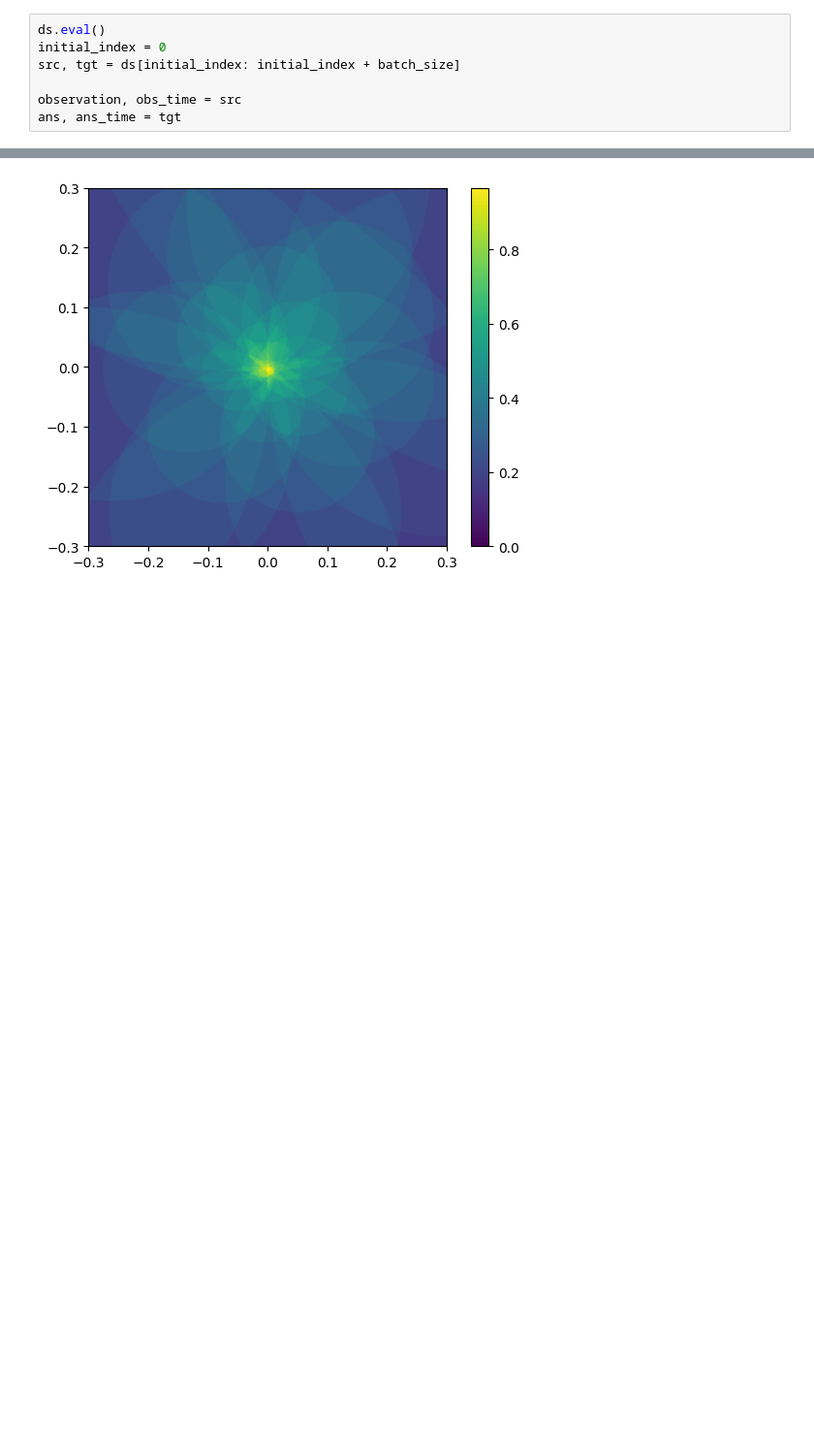
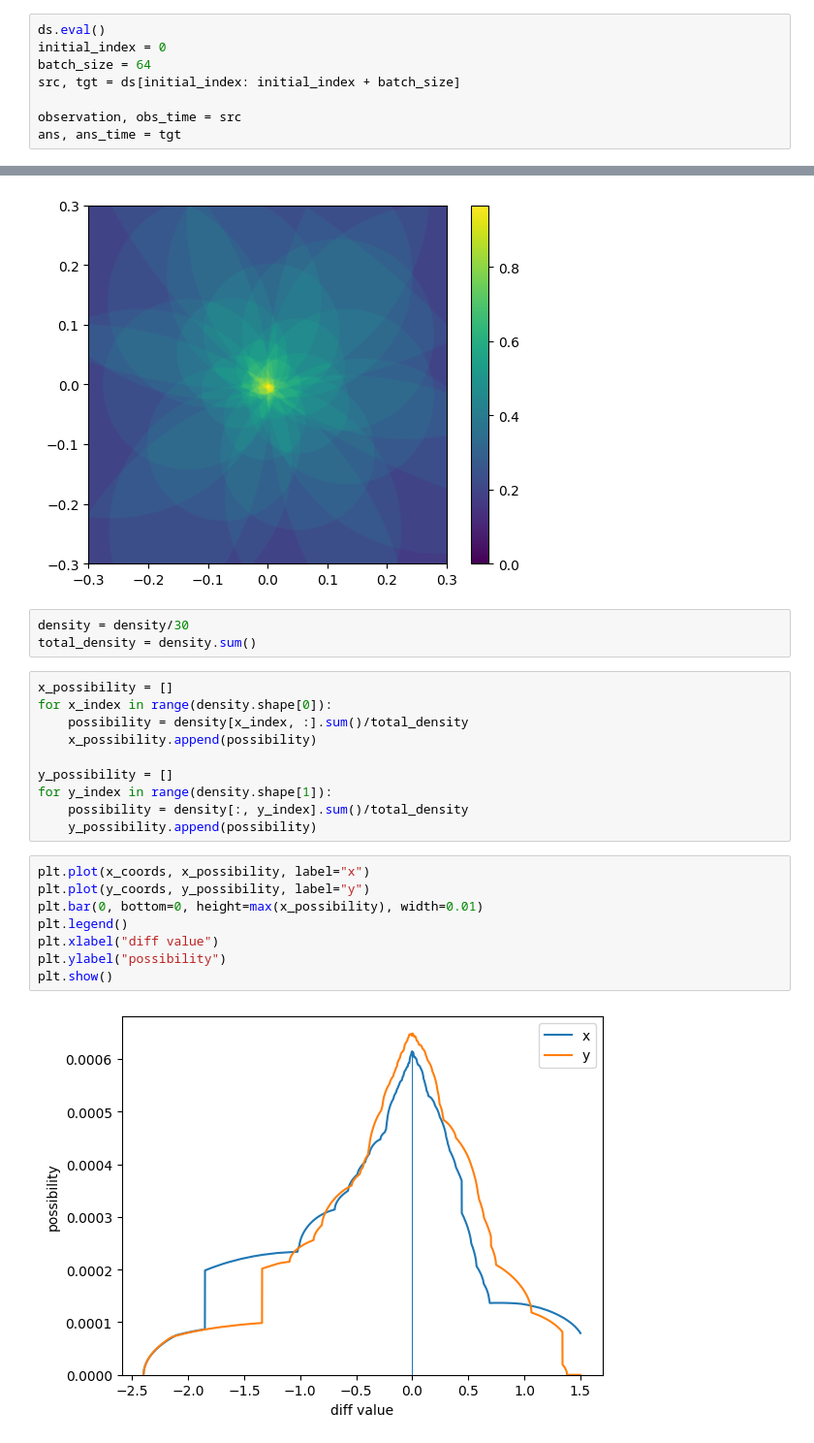
Before and after one commit to Naradice/stocknet_study, a Jupyter notebook: Models/Transformer/ClusterDistanceTransformer.ipynb, the cells around one changed output, grey strips where cells are left out. Shown at 97% size. Drawn from its saved outputs; the diff is of its cells as text; blank space fills up the shorter version.

```diff
--- a/Models/Transformer/ClusterDistanceTransformer.ipynb
+++ b/Models/Transformer/ClusterDistanceTransformer.ipynb
@@ -790,6 +790,7 @@ centers = pd.read_csv(f"{base_folder}/{model_name}/{model_name}_label_centers_{m
 # %%
 ds.eval()
 initial_index = 0
+batch_size = 64
 src, tgt = ds[initial_index: initial_index + batch_size]
 
 observation, obs_time = src
@@ -1168,3 +1169,26 @@ plt.ylim(-0.3, 0.3)
 plt.show()
 # %% [output]
 [figure]
+# %%
+density = density/30
+total_density = density.sum()
+# %%
+x_possibility = []
+for x_index in range(density.shape[0]):
+    possibility = density[x_index, :].sum()/total_density
+    x_possibility.append(possibility)
+
+y_possibility = []
+for y_index in range(density.shape[1]):
+    possibility = density[:, y_index].sum()/total_density
+    y_possibility.append(possibility)
+# %%
+plt.plot(x_coords, x_possibility, label="x")
+plt.plot(y_coords, y_possibility, label="y")
+plt.bar(0, bottom=0, height=max(x_possibility), width=0.01)
+plt.legend()
+plt.xlabel("diff value")
+plt.ylabel("possibility")
+plt.show()
+# %% [output]
+[figure, added]
```
Also changed, not shown: parts of 9 cells of this notebook.
